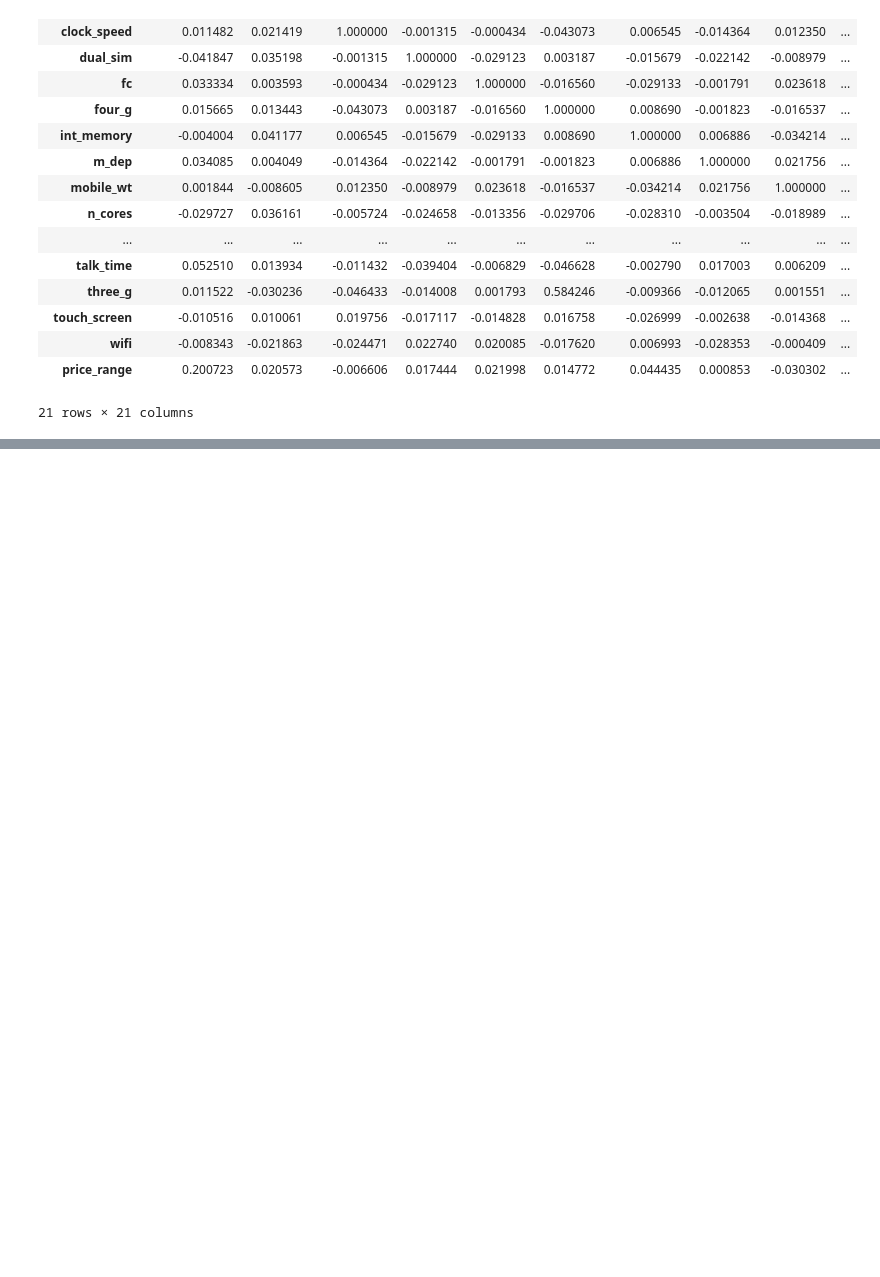
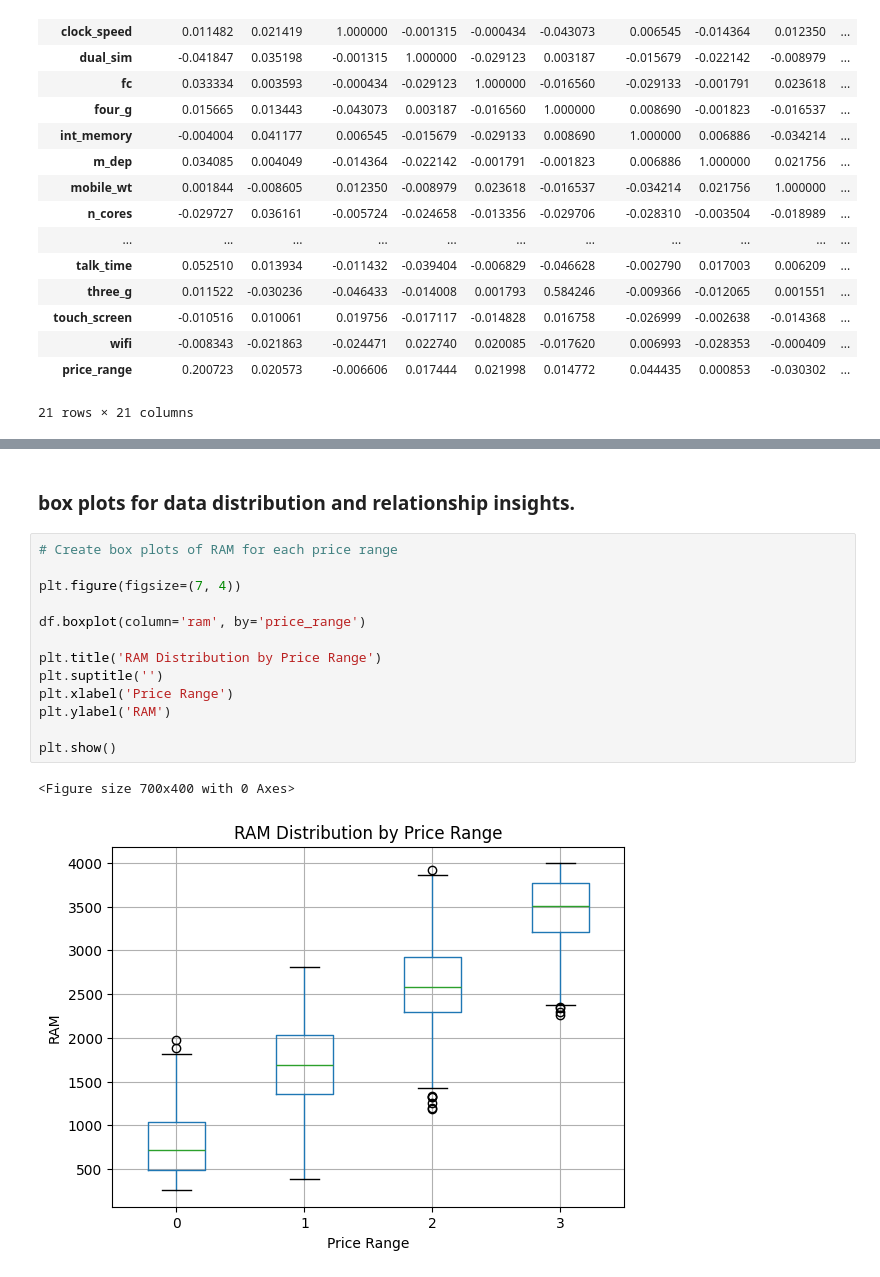
Before and after one commit to evkoff/DI-Bootcamp-Stage1, a Jupyter notebook: Week6/Day5/DailyChallnge/Week6Day5Challenge_mobilePriceAnalysis.ipynb, the cells around one changed output, grey strips where cells are left out. Cells and saved outputs as stored; diff of their text form; blank space fills up the shorter version.

```diff
--- a/Week6/Day5/DailyChallnge/Week6Day5Challenge_mobilePriceAnalysis.ipynb
+++ b/Week6/Day5/DailyChallnge/Week6Day5Challenge_mobilePriceAnalysis.ipynb
@@ -265,0 +488,18 @@ print(t_test_result)
+# %% [markdown]
+### box plots for data distribution and relationship insights.
+# %%
+# Create box plots of RAM for each price range
+
+plt.figure(figsize=(7, 4))
+
+df.boxplot(column='ram', by='price_range')
+
+plt.title('RAM Distribution by Price Range')
+plt.suptitle('')
+plt.xlabel('Price Range')
+plt.ylabel('RAM')
+
+plt.show()
+# %% [output]
+<Figure size 700x400 with 0 Axes>
+[figure, added]
```
Also changed, not shown: parts of 16 cells of this notebook.
